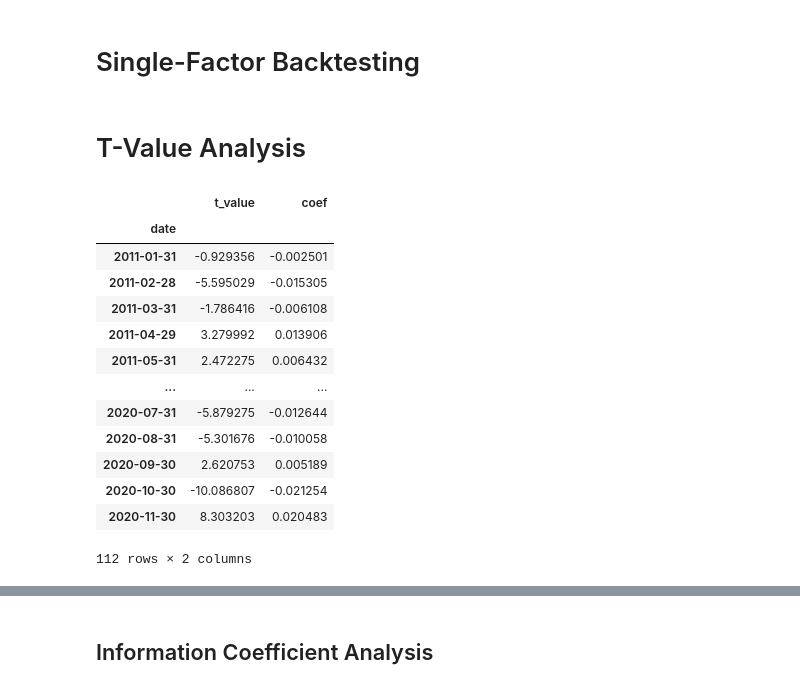
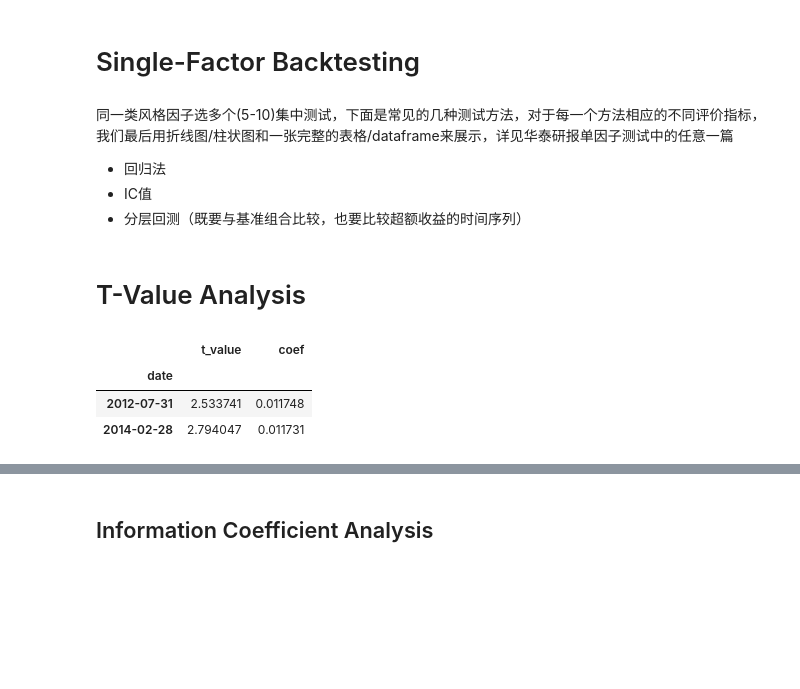
Before and after one commit to etccapital/MultiFactor, a Jupyter notebook: data_download_and_process.ipynb, the cells around one changed output, grey strips where cells are left out. Saved outputs shown, nothing was run; the diff lists cells and outputs as text; code cells hidden in the pictures; blank space fills up the shorter version.

```diff
--- a/data_download_and_process.ipynb
+++ b/data_download_and_process.ipynb
@@ -295,2 +318,2 @@ See the caveats in the documentation: https://pandas.pydata.org/pandas-docs/stab
 # %%
-df_backtest
+df_backtest = df_preprocess1
@@ -312,6 +319,0 @@ df_backtest
-# %%
-def standardize(df):
-    #on each rebalancing date, each standardized factor has mean 0 and std 1
-    return (df - df.mean()) / df.std()
-
-df_backtest[TEST_FACTORS] = applyParallel(df_backtest[TEST_FACTORS].groupby(level=0), standardize).values
@@ -332,2 +319,0 @@ See the caveats in the documentation: https://pandas.pydata.org/pandas-docs/stab
-# %%
-df_backtest[TEST_FACTORS] = df_backtest[TEST_FACTORS].fillna(0).values
@@ -340,3 +319,0 @@ See the caveats in the documentation: https://pandas.pydata.org/pandas-docs/stab
-# %%
-#data missing issue, simply filter them out, otherwise would negatively impact later results
-df_backtest = df_backtest[df_backtest['next_period_return'].notnull() & df_backtest['market_value'].notnull()]
@@ -343,5 +337,11 @@ df_backtest = df_backtest[df_backtest['next_period_return'].notnull() & df_backt
 # %% [markdown]
 # Single-Factor Backtesting
+# %% [markdown]
+同一类风格因子选多个(5-10)集中测试，下面是常见的几种测试方法，对于每一个方法相应的不同评价指标，我们最后用折线图/柱状图和一张完整的表格/dataframe来展示，详见华泰研报单因子测试中的任意一篇
+
+- 回归法
+- IC值
+- 分层回测（既要与基准组合比较，也要比较超额收益的时间序列）
 # %%
 SINGLE_FACTOR = 'PE_TTM'
 # %% [markdown]
@@ -360,23 +362,13 @@ def wls_tval_coef(df):
 # %%
 #get the t-value for all periods
 wls_results_tval_coef = applyParallel(df_backtest.groupby(level=0), wls_tval_coef)
 wls_results_tval_coef.index = df_backtest.index.get_level_values(level=0).unique()
-wls_results_tval_coef
+wls_results_tval_coef[wls_results_tval_coef['t_value']>2]
 # %% [output]
 |  | t_value | coef |
 | date |  |  |
-| 2011-01-31 | -0.929356 | -0.002501 |
-| 2011-02-28 | -5.595029 | -0.015305 |
-| 2011-03-31 | -1.786416 | -0.006108 |
-| 2011-04-29 | 3.279992 | 0.013906 |
-| 2011-05-31 | 2.472275 | 0.006432 |
-| ... | ... | ... |
-| 2020-07-31 | -5.879275 | -0.012644 |
-| 2020-08-31 | -5.301676 | -0.010058 |
-| 2020-09-30 | 2.620753 | 0.005189 |
-| 2020-10-30 | -10.086807 | -0.021254 |
-| 2020-11-30 | 8.303203 | 0.020483 |
+| 2012-07-31 | 2.533741 | 0.011748 |
+| 2014-02-28 | 2.794047 | 0.011731 |
-112 rows × 2 columns
 # %%
 #get a summary result from the t-value series
 tval_series_mean = wls_results_tval_coef['t_value'].abs().mean()
```
Also changed, not shown: parts of 62 cells of this notebook.
